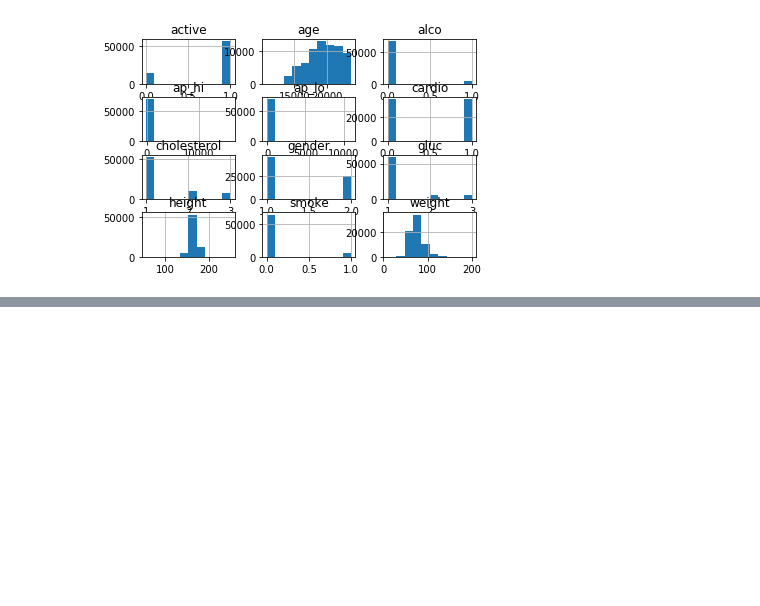
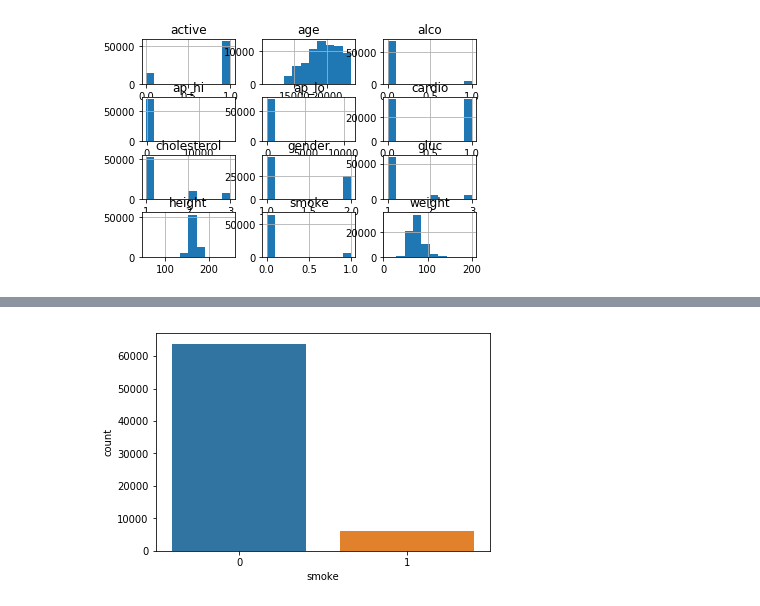
Before and after one commit to Edelweiss9/mlcourse_open, a Jupyter notebook: jupyter_russian/homeworks/hw_2_practice.ipynb, the cells around one changed output, grey strips where cells are left out. Drawn from its saved outputs; the diff is of its cells as text; code cells hidden in the pictures; blank space fills up the shorter version.

```diff
--- a/jupyter_russian/homeworks/hw_2_practice.ipynb
+++ b/jupyter_russian/homeworks/hw_2_practice.ipynb
@@ -42,0 +63,4 @@ train.hist();
+# %%
+sns.countplot(train['smoke']);
+# %% [output]
+[figure, added]
```
Also changed, not shown: parts of 26 cells of this notebook.
